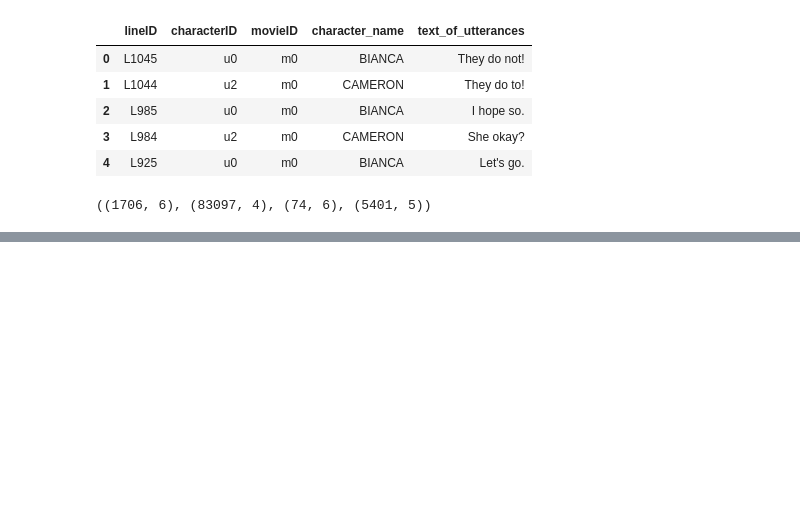
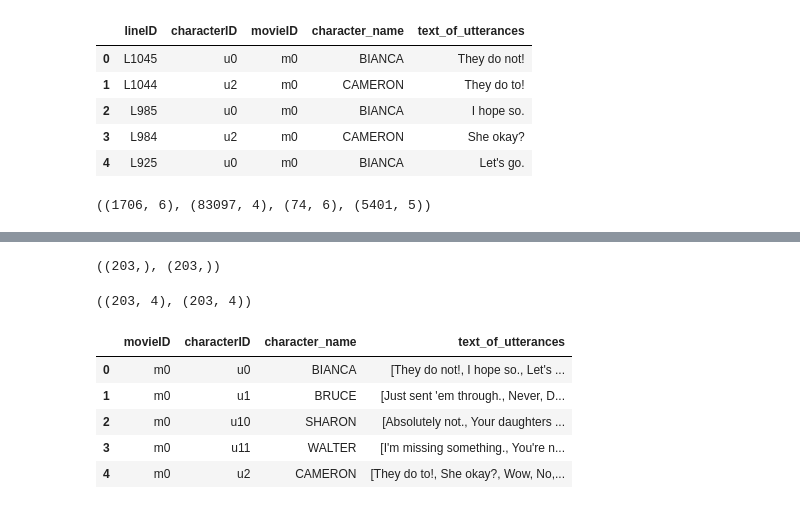
Before and after one commit to LuWang-zishuijing/ResumeClassifier, a Jupyter notebook: Movie_Quotes_Corpus_EDA.ipynb, the cells around one changed output, grey strips where cells are left out. Drawn from its saved outputs; the diff is of its cells as text; code cells hidden in the pictures; blank space fills up the shorter version.

```diff
--- a/Movie_Quotes_Corpus_EDA.ipynb
+++ b/Movie_Quotes_Corpus_EDA.ipynb
@@ -125,0 +151,4 @@ characters_metadata_df.shape, conversations_df.shape, titles_metadata_df.shape,
+# %%
+temp_lines_df_text.shape, temp_lines_df_lineid.shape
+# %% [output]
+((203,), (203,))
@@ -125,0 +158,13 @@ characters_metadata_df.shape, conversations_df.shape, titles_metadata_df.shape,
+# %%
+temp_lines_df_text_0.shape, temp_lines_df_lineid_0.shape
+# %% [output]
+((203, 4), (203, 4))
+# %%
+temp_lines_df_text_0.head()
+# %% [output]
+|  | movieID | characterID | character_name | text_of_utterances |
+| 0 | m0 | u0 | BIANCA | [They do not!, I hope so., Let's ... |
+| 1 | m0 | u1 | BRUCE | [Just sent 'em through., Never, D... |
+| 2 | m0 | u10 | SHARON | [Absolutely not., Your daughters ... |
+| 3 | m0 | u11 | WALTER | [I'm missing something., You're n... |
+| 4 | m0 | u2 | CAMERON | [They do to!, She okay?, Wow, No,... |
```
Also changed, not shown: parts of 13 cells of this notebook.
